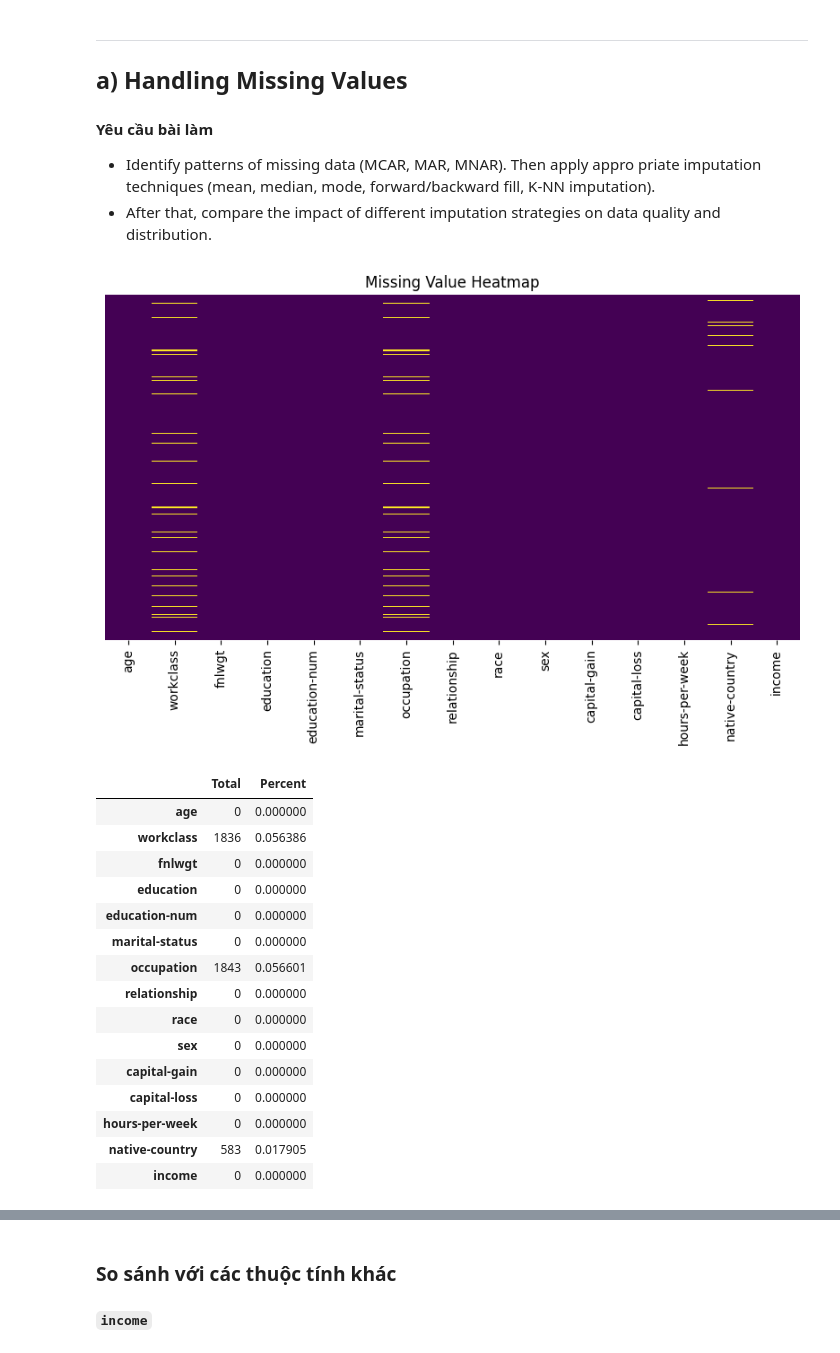
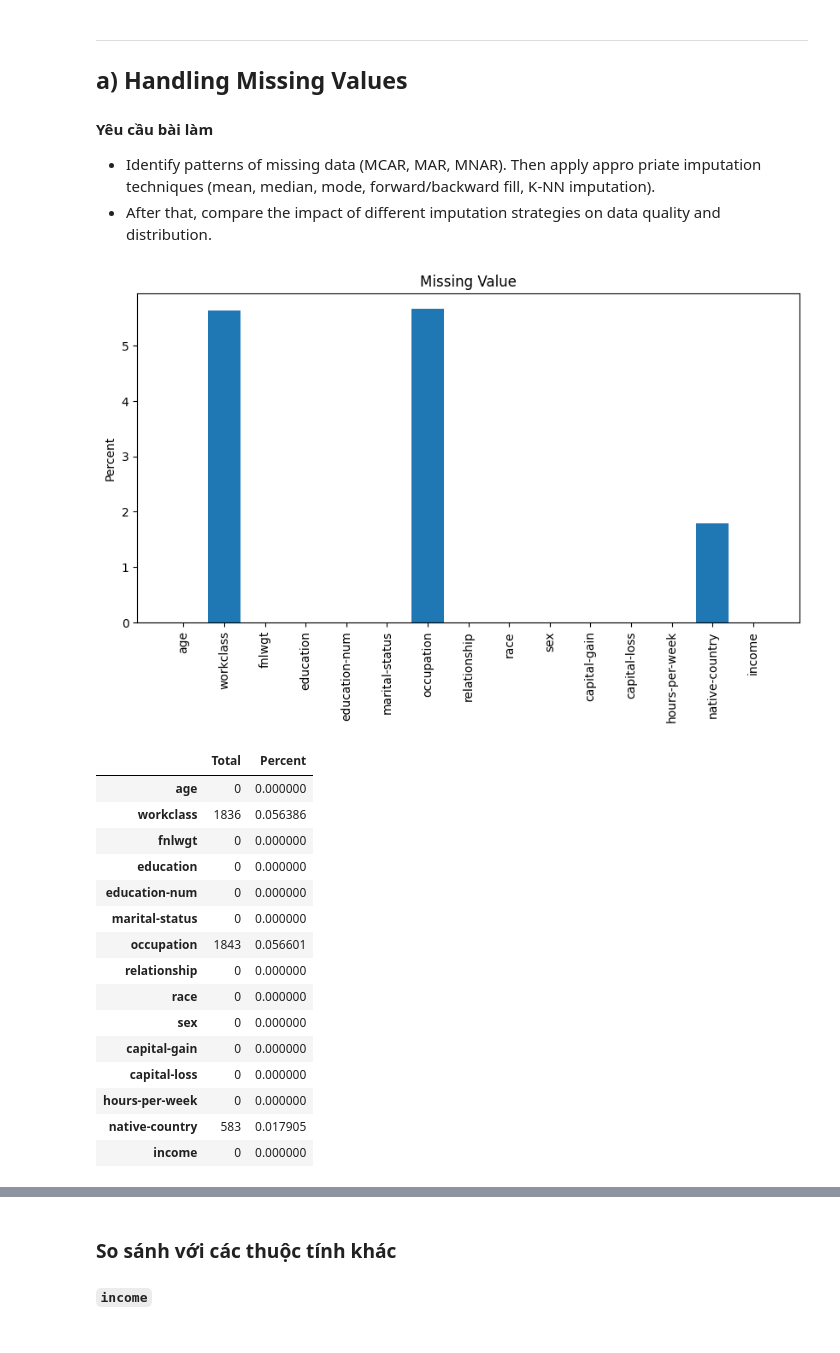
Before and after one commit to thloc1212/DataMiningLab1, a Jupyter notebook: notebooks/02_tabular_preprocessing.ipynb, the cells around one changed output, grey strips where cells are left out. Cells and saved outputs as stored; diff of their text form; code cells hidden in the pictures.

```diff
--- a/notebooks/02_tabular_preprocessing.ipynb
+++ b/notebooks/02_tabular_preprocessing.ipynb
@@ -87,28 +88,23 @@ that, compare the impact of different imputation strategies on data quality and
 # %%
 total = train_data.isnull().sum()
 
 # Tính phần trăm missing data
 percent = (train_data.isnull().sum()/train_data.isnull().count())
 
 # Tạo DataFrame hiển thị tổng số và phần trăm missing data
 missing_data = pd.concat([total, percent], axis=1, keys=['Total', 'Percent'])
 
 missing_percent = train_data.isnull().mean() * 100
-missing_percent = missing_percent[missing_percent > 0]
 
 plt.figure(figsize=(10,5))
-sns.heatmap(train_data.isnull(),
-            cbar=False,
-            yticklabels=False,
-            cmap="viridis")
-plt.title("Missing Value Heatmap")
+plt.bar(missing_percent.index, missing_percent.values)
+plt.title("Missing Value")
+plt.ylabel("Percent")
+plt.xticks(rotation=90)
 plt.show()
-
-
-
 missing_data.head(15)
 # %% [output]
-[figure, old version]
+[figure, new version]
 |  | Total | Percent |
 | age | 0 | 0.000000 |
 | workclass | 1836 | 0.056386 |
```
Also changed, not shown: parts of 26 cells of this notebook.
